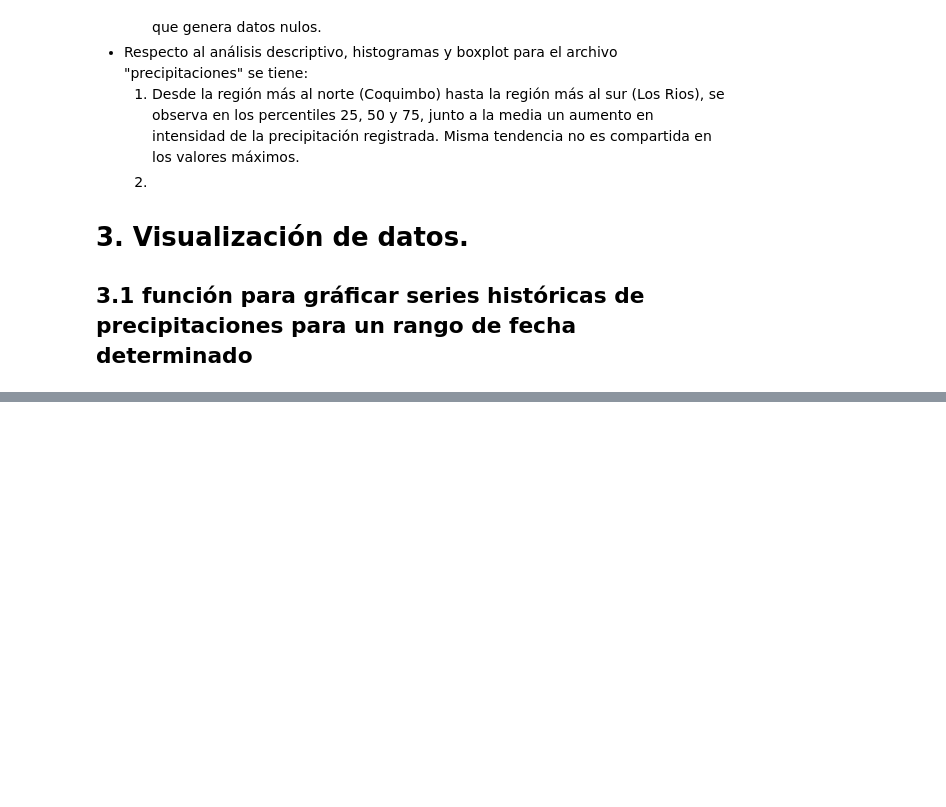
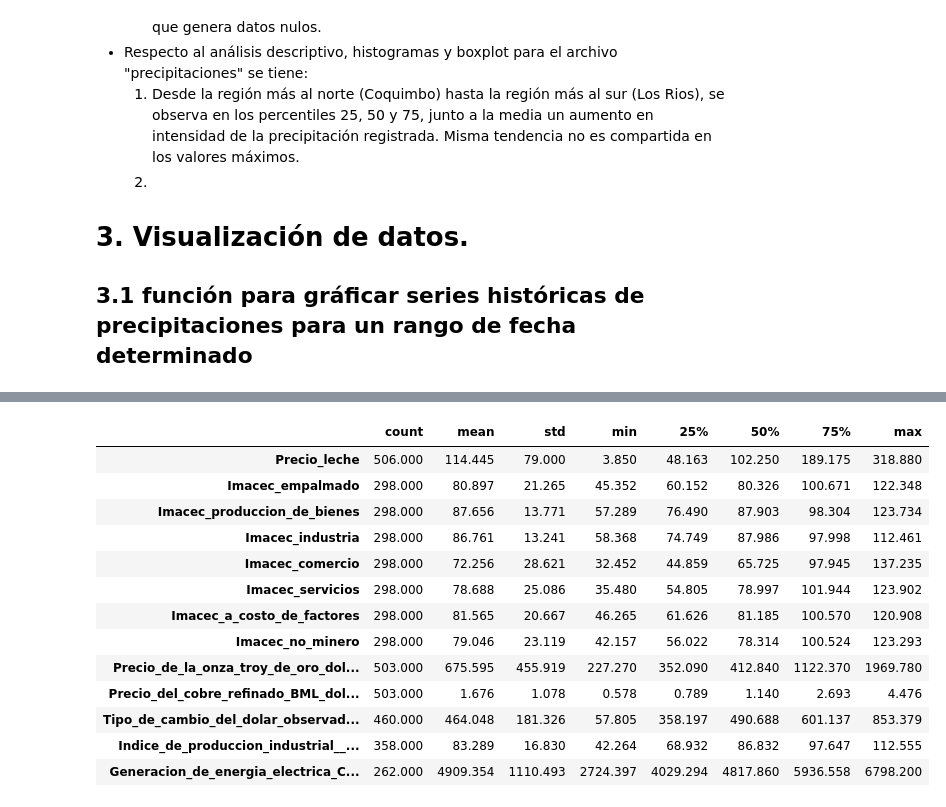
Before and after one commit to maniconaji/desafio_spike_precios, a Jupyter notebook: DesafíoSpikeManuelHuerta_v2.ipynb, the cells around one changed output, grey strips where cells are left out. Saved outputs shown, nothing was run; the diff lists cells and outputs as text; code cells hidden in the pictures; blank space fills up the shorter version.

```diff
--- a/DesafíoSpikeManuelHuerta_v2.ipynb
+++ b/DesafíoSpikeManuelHuerta_v2.ipynb
@@ -259,0 +342,17 @@ plotSTBancoCentral(bc, "PIB_Servicios_financieros", "2013-01-01", '2020-11-01')
+# %%
+df_relevante.describe().T
+# %% [output]
+|  | count | mean | std | min | 25% | 50% | 75% | max |
+| Precio_leche | 506.000 | 114.445 | 79.000 | 3.850 | 48.163 | 102.250 | 189.175 | 318.880 |
+| Imacec_empalmado | 298.000 | 80.897 | 21.265 | 45.352 | 60.152 | 80.326 | 100.671 | 122.348 |
+| Imacec_produccion_de_bienes | 298.000 | 87.656 | 13.771 | 57.289 | 76.490 | 87.903 | 98.304 | 123.734 |
+| Imacec_industria | 298.000 | 86.761 | 13.241 | 58.368 | 74.749 | 87.986 | 97.998 | 112.461 |
+| Imacec_comercio | 298.000 | 72.256 | 28.621 | 32.452 | 44.859 | 65.725 | 97.945 | 137.235 |
+| Imacec_servicios | 298.000 | 78.688 | 25.086 | 35.480 | 54.805 | 78.997 | 101.944 | 123.902 |
+| Imacec_a_costo_de_factores | 298.000 | 81.565 | 20.667 | 46.265 | 61.626 | 81.185 | 100.570 | 120.908 |
+| Imacec_no_minero | 298.000 | 79.046 | 23.119 | 42.157 | 56.022 | 78.314 | 100.524 | 123.293 |
+| Precio_de_la_onza_troy_de_oro_dol... | 503.000 | 675.595 | 455.919 | 227.270 | 352.090 | 412.840 | 1122.370 | 1969.780 |
+| Precio_del_cobre_refinado_BML_dol... | 503.000 | 1.676 | 1.078 | 0.578 | 0.789 | 1.140 | 2.693 | 4.476 |
+| Tipo_de_cambio_del_dolar_observad... | 460.000 | 464.048 | 181.326 | 57.805 | 358.197 | 490.688 | 601.137 | 853.379 |
+| Indice_de_produccion_industrial__... | 358.000 | 83.289 | 16.830 | 42.264 | 68.932 | 86.832 | 97.647 | 112.555 |
+| Generacion_de_energia_electrica_C... | 262.000 | 4909.354 | 1110.493 | 2724.397 | 4029.294 | 4817.860 | 5936.558 | 6798.200 |
```
Also changed, not shown: parts of 25 cells of this notebook, 2 other files.
